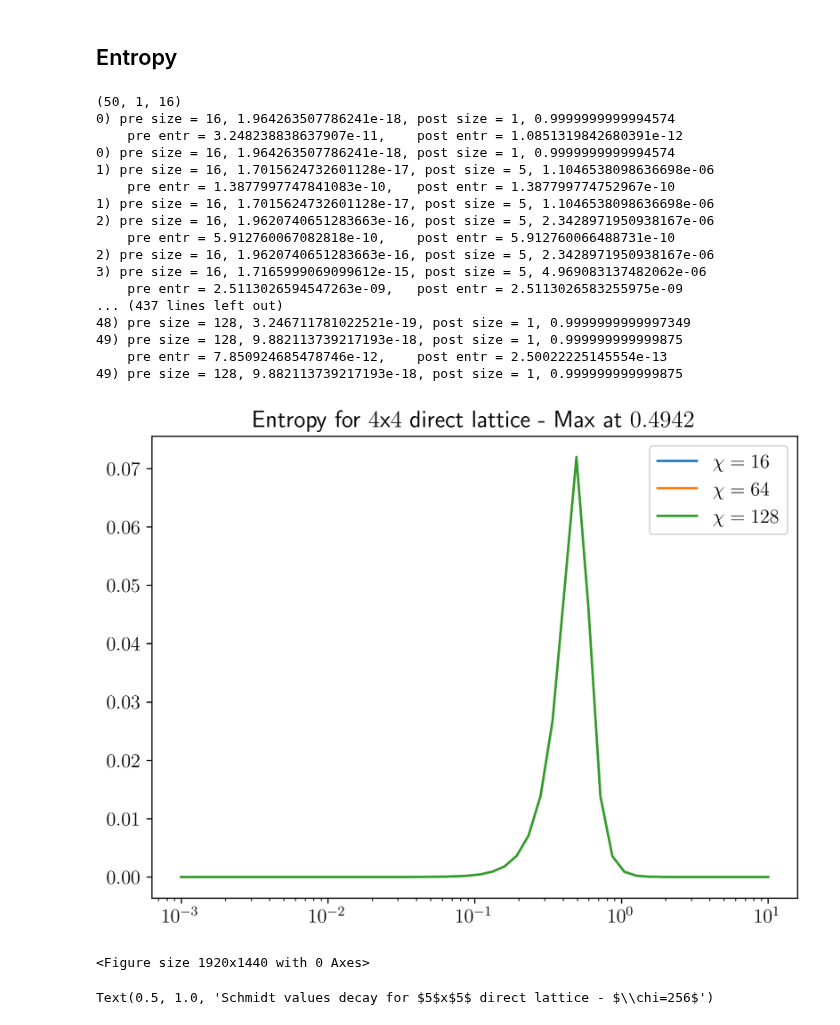
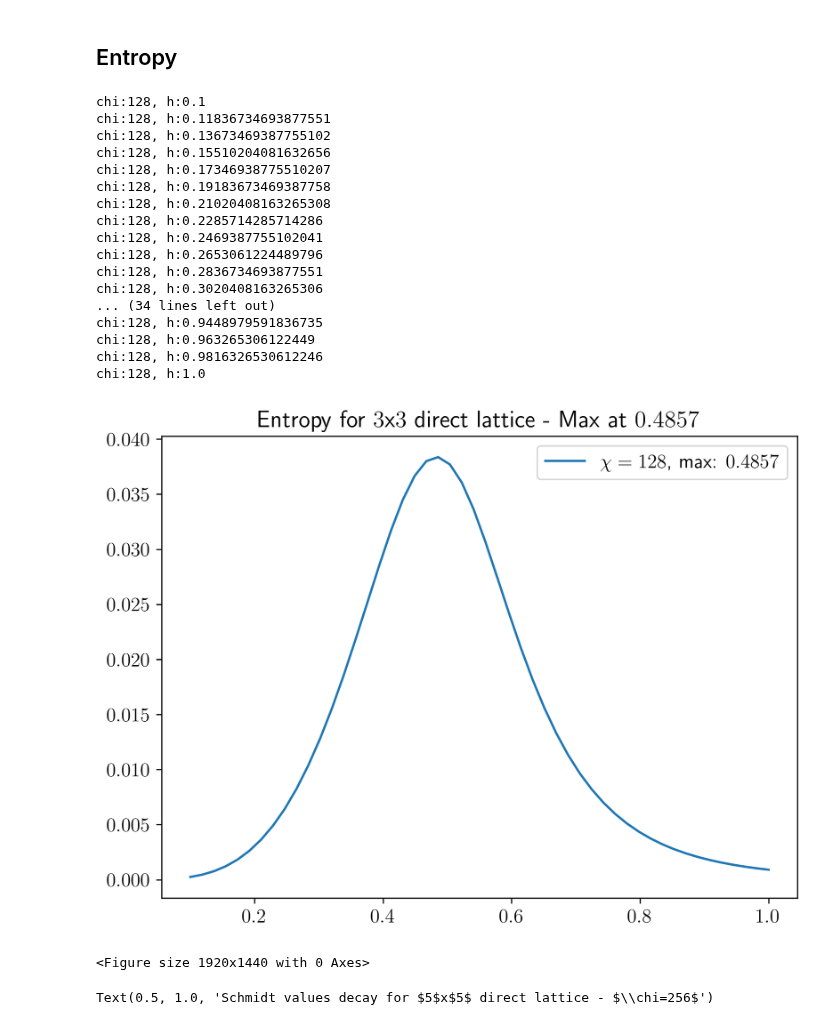
Before and after one commit to Fradm98/qs-mps, a Jupyter notebook: src/qs_mps/applications/Z2/check_schmidt_vals.ipynb, the cells around one changed output. Drawn from its saved outputs; the diff is of its cells as text; code cells hidden in the pictures.

```diff
--- a/src/qs_mps/applications/Z2/check_schmidt_vals.ipynb
+++ b/src/qs_mps/applications/Z2/check_schmidt_vals.ipynb
@@ -176,75 +176,77 @@ fig.colorbar(matshow1, ax=axs[1], shrink=0.5)
 ## Entropy
 # %%
 parent_path="/Users/fradm98/Google Drive/My Drive/projects/1_Z2"
-l = 4
-L = 5
-h_i = 1.0
-h_f = -3.0
+l = 3
+L = 4
+h_i = 0.1
+h_f = 1.0
+npoints = 50
+hs = np.linspace(h_i, h_f, npoints)
 cx = None
 cy = None
 if cx == None:
     sector = "vacuum_sector"
 else:
     sector = f"{len(cx)}_particle(s)_sector"
-npoints = 50
-chis = [16,64,128]
-threshold = 1e-6
+chis = [128]
+threshold = 1e-15
 entr_tot = []
 for chi, entropy in zip(chis, entropy_chi):
-    sm_h = np.load(f"{parent_path}/results/entropy_data/{L//2}_schmidt_vals_Z2_dual_direct_lattice_{l}x{L-1}_{sector}_None-None_h_{h_i}-{h_f}_delta_{npoints}_chi_{chi}.npy", allow_pickle=True)
-    print(sm_h.shape)
+    sm_h = np.load(f"{parent_path}/results/entropy_data/{L//2}_schmidt_vals_Z2_dual_direct_lattice_{l}x{L-1}_{sector}_{cx}-{cy}_h_{h_i}-{h_f}_delta_{npoints}_chi_{chi}.npy")
+    # print(sm_h.shape)
     sm_h = sm_h.reshape((npoints, sm_h.shape[-1]))
     entr_h = []
     for i, sm in enumerate(sm_h):
+        print(f"chi:{chi}, h:{hs[i]}")
         pre_sm = sm
         post_sm = sm[sm > threshold].copy()
-        print(f"{i}) pre size = {len(pre_sm)}, {pre_sm[-1]}, post size = {len(post_sm)}, {post_sm[-1]}")
+        # print(f"{i}) pre size = {len(pre_sm)}, {pre_sm[-1]}, post size = {len(post_sm)}, {post_sm[-1]}")
         # pre_entr = - np.sum( pre_sm**2 * np.log(pre_sm**2))
-        pre_entr = -sum([ x**2 * np.log(x**2) for x in pre_sm])
+        # pre_entr = -sum([ x**2 * np.log(x**2) for x in pre_sm])
         post_entr = -sum([ x**2 * np.log(x**2) for x in post_sm])
         entr_h.append(post_entr)
         # post_entr = - np.sum( post_sm**2 * np.log(post_sm**2))
-        print(f"    pre entr = {pre_entr},\t post entr = {post_entr}")
-        print(f"{i}) pre size = {len(pre_sm)}, {pre_sm[-1]}, post size = {len(post_sm)}, {post_sm[-1]}")
+        # print(f"    pre entr = {pre_entr},\t post entr = {post_entr}")
+        # print(f"{i}) pre size = {len(pre_sm)}, {pre_sm[-1]}, post size = {len(post_sm)}, {post_sm[-1]}")
 
         # sm = sm[sm < threshold]
         # entr_res = von_neumann_entropy(sm)
         # entr_h.append(entr_res)
     #     prob = np.sum(sm**2)
     #     print("pre", len(sm), sm[-1], prob)
     #     sm = sm[sm > threshold]
     #     prob = np.sum(sm**2)
     #     print("post", len(sm), sm[-1], prob)
     #     entr = von_neumann_entropy(sm)
     #     entr_h.append(entr)
-    plt.plot(hs, entr_h, label=f"$\chi={chi}$")
+    plt.plot(hs, entr_h, label=f"$\chi={chi}$, max: ${round(hs[np.argmax(entr_h)],4)}$")
     entr_tot.append(entr_h)
 
 plt.legend()
 plt.title(f"Entropy for ${l}$x${L-1}$ direct lattice - Max at ${round(hs[np.argmax(entr_h)],4)}$")
-plt.xscale('log')
+# plt.xscale('log')
 # plt.yscale('log')
 plt.show()
 plt.savefig(f"{parent_path}/figures/entropy/{L//2}_bond_entropy_Z2_dual_direct_lattice_{l}x{L-1}_{sector}_{cx}-{cy}_h_{h_i}-{h_f}_delta_{npoints}_chi_{chi}.png")
 # %% [output]
-(50, 1, 16)
-0) pre size = 16, 1.964263507786241e-18, post size = 1, 0.9999999999994574
-    pre entr = 3.248238838637907e-11,    post entr = 1.0851319842680391e-12
-0) pre size = 16, 1.964263507786241e-18, post size = 1, 0.9999999999994574
-1) pre size = 16, 1.7015624732601128e-17, post size = 5, 1.1046538098636698e-06
-    pre entr = 1.3877997747841083e-10,   post entr = 1.387799774752967e-10
-1) pre size = 16, 1.7015624732601128e-17, post size = 5, 1.1046538098636698e-06
-2) pre size = 16, 1.9620740651283663e-16, post size = 5, 2.3428971950938167e-06
-    pre entr = 5.912760067082818e-10,    post entr = 5.912760066488731e-10
-2) pre size = 16, 1.9620740651283663e-16, post size = 5, 2.3428971950938167e-06
-3) pre size = 16, 1.7165999069099612e-15, post size = 5, 4.969083137482062e-06
-    pre entr = 2.5113026594547263e-09,   post entr = 2.5113026583255975e-09
-... (437 lines left out)
-48) pre size = 128, 3.246711781022521e-19, post size = 1, 0.9999999999997349
-49) pre size = 128, 9.882113739217193e-18, post size = 1, 0.999999999999875
-    pre entr = 7.850924685478746e-12,    post entr = 2.50022225145554e-13
-49) pre size = 128, 9.882113739217193e-18, post size = 1, 0.999999999999875
+chi:128, h:0.1
+chi:128, h:0.11836734693877551
+chi:128, h:0.13673469387755102
+chi:128, h:0.15510204081632656
+chi:128, h:0.17346938775510207
+chi:128, h:0.19183673469387758
+chi:128, h:0.21020408163265308
+chi:128, h:0.2285714285714286
+chi:128, h:0.2469387755102041
+chi:128, h:0.2653061224489796
+chi:128, h:0.2836734693877551
+chi:128, h:0.3020408163265306
+... (34 lines left out)
+chi:128, h:0.9448979591836735
+chi:128, h:0.963265306122449
+chi:128, h:0.9816326530612246
+chi:128, h:1.0
-[figure, old version]
+[figure, new version]
 <Figure size 1920x1440 with 0 Axes>
 # %%
 # let us retrieve the schmidt values from the tensors
```
Also changed, not shown: parts of 7 cells of this notebook, 1 other file.
